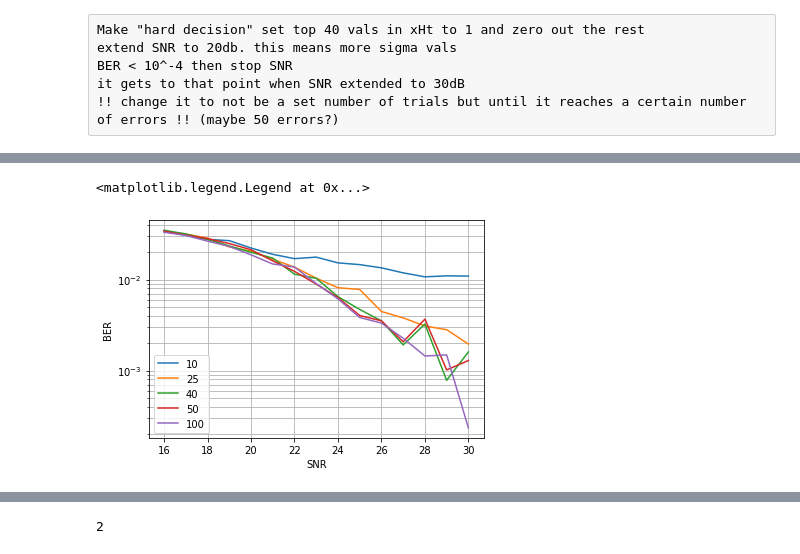
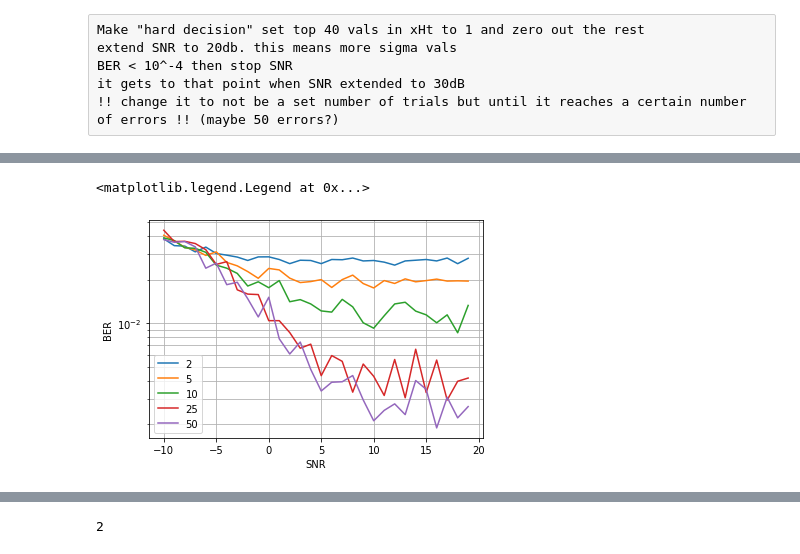
Before and after one commit to hollynroper/URS-22-23, a Jupyter notebook: Week of 10_3.ipynb, the cells around one changed output, grey strips where cells are left out. Cells and saved outputs as stored; diff of their text form; code cells hidden in the pictures.

```diff
--- a/Week of 10_3.ipynb
+++ b/Week of 10_3.ipynb
@@ -15,8 +15,8 @@ N = 1024
 k = 40
 trials = 50
 #iteration = 200
-snr_range = 30
-iterations = np.array([10, 25, 40, 50, 100])
+snr_range = 25
+iterations = np.array([2, 5, 10, 25, 50])
 
 # create x vector  CHANGE ME- to how you discussed with Jamison
 x = np.zeros((N, 1))
@@ -32,10 +32,10 @@ A = np.sqrt(1/n)*np.random.randn(n, N)
 # create sigmas corresponding to SNR range
 # need to convert SNR to linear scale!!
 sigma = []
-for i in range(1,snr_range + 1):
-    #snr_linear_scale = 10**(i/20)
+for i in range(-10,snr_range + 1):
+    #snr_linear_scale = 10**(i/10)
     #sigma.append(np.sqrt(1 / (n * snr_linear_scale)))
-    sigma.append(1 / sqrt((10**(i/10))))
+    sigma.append(1 / sqrt( n * (10**(i/10))))
 #print(sigma)
 
 
@@ -45,7 +45,7 @@ r = np.zeros(x.shape)
 ons = 0
 tau = 0
 
-snr = np.arange(1, snr_range + 1, 1)  #creates array of 1-snr_range
+snr = np.arange(-10, 25, 1)  #creates array of 1-snr_range
 # %%
 # support functions
 #eta
@@ -65,53 +117,53 @@ it gets to that point when SNR extended to 30dB
 # %%
-# generates new x vector for each trial
-# this is run with original sigma calculation
+# this contains the sigma the way jamison said
+# x is sparse and binary
+errors = 0
 for iteration in iterations:
-    avg_ber = np.zeros(snr_range)  # will hold the avg values to be plotted vs snr
-    for i in range(snr_range):  #  controls the sigma value (SNR)
+    avg_ber = np.zeros(30)  # will hold the avg values to be plotted vs snr
+    for i in range(30):  #  controls the sigma value (SNR)
         ber = 0  # reset BER for next sigma value
-        for j in range(trials):  # iterates over multiple trials
+        errors = 0
+        num_loops = 0
+        while errors < 500:  # iterates over multiple trials
             xHt = np.zeros(x.shape)
             r = np.zeros(x.shape)
             tau = 0
             ons = 0
 
-             # create x vector  CHANGE ME- to how you discussed with Jamison
+            num_loops += 1
+
+            # create x vector  CHANGE ME- to how you discussed with Jamison
             x = np.zeros((N, 1))
             idx_nonzero_entries = np.random.permutation(N)[0:k]
-            #non_zero_entries = np.random.randint(10, size=(k, 1))+1
+           # non_zero_entries = np.random.randint(10, size=(k, 1))+1
             x[idx_nonzero_entries] = 1 # non_zero_entries
 
             # generate new w and y for each sigma
             w = sigma[i]* np.random.randn(n,1)  # noise vec
             y = A @ x + w
             z = np.zeros(y.shape)
-
             for iter_num in range(iteration):
                 # run AMP
                 ons = onsager(z, r, tau) #calulate next onsager
                 z = y - A @ xHt + ons
                 tau = np.sqrt((1/n)) * np.linalg.norm(z)
                 r = xHt + A.T @ z
                 xHt = eta(r, tau)
             # hard decision
             idxmax = np.argpartition(xHt, -k, axis=0)[-k:]  # returns indicies of top 40 vals
             xHt = np.zeros(x.shape)
             xHt[idxmax] = 1
-
-            ber += (1/N) * np.sum((x != 0) ^ (xHt != 0))
-        avg_ber[i] = ber / trials
-    # note the restricted domain to see diff more clearly
-    plt.semilogy(snr[15:], avg_ber[15:], label=iteration)
+            errors += np.sum((x != 0) ^ (xHt != 0))
+        ber = (1/N) * errors
+        avg_ber[i] = ber / num_loops
+    plt.semilogy(snr, avg_ber, label=iteration)
    # print(f'avg_ber = {avg_ber}')
 
 #plt.figure()
 plt.xlabel('SNR')
 plt.ylabel('BER')
 plt.grid(True, which='both')
 plt.legend()
-#plt.show()
-
-#plt.title("log(BER) vs. SNR")
 # %% [output]
 <matplotlib.legend.Legend at 0x...>
-[figure, old version]
+[figure, new version]
```
Also changed, not shown: parts of 3 cells of this notebook, 7 other files.
